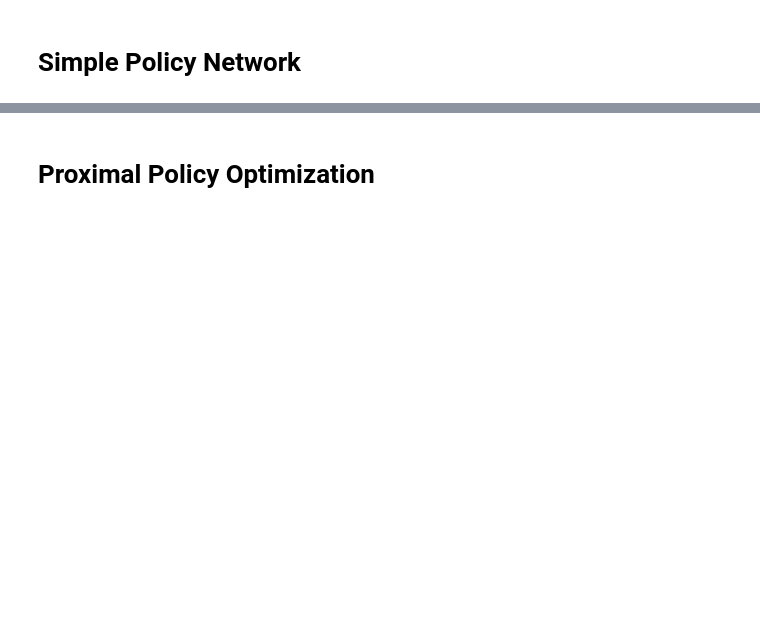
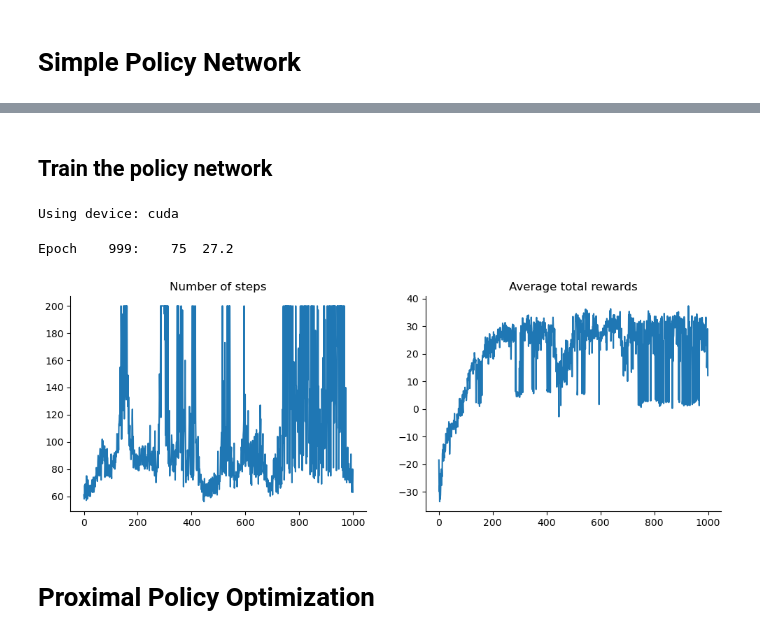
Before and after one commit to libertininick/r2seedo, a Jupyter notebook: notebooks/lunar_lander.ipynb, the cells around one changed output, grey strips where cells are left out. Drawn from its saved outputs; the diff is of its cells as text; code cells hidden in the pictures; blank space fills up the shorter version.

```diff
--- a/notebooks/lunar_lander.ipynb
+++ b/notebooks/lunar_lander.ipynb
@@ -39,7 +43,7 @@ observation, info = env.reset()
 print("Observation Space Shape", env.observation_space.shape)
 
 # Get a random observation
-obs = env.observation_space.sample()
+observations = env.observation_space.sample()
 obs_fields = [
     "x",
     "y",
@@ -210,0 +348,2 @@ def compute_loss(model: PolicyNet, obs: Tensor, act: Tensor, weights: Tensor) ->
+# %% [markdown]
+## Train the policy network
@@ -211,2 +445,53 @@ def compute_loss(model: PolicyNet, obs: Tensor, act: Tensor, weights: Tensor) ->
+# %%
+# Initialize vectorized environment
+n_envs = 32
+vec_env = make_vec_env("LunarLander-v2", n_envs=n_envs)
+
+# Create a policy network
+device = torch.device("cuda" if torch.cuda.is_available() else "cpu")
+print (f"Using device: {device}")
+model = PolicyNet(
+    obs_dim=vec_env.observation_space.shape[0],
+    act_dim=vec_env.action_space.n,
+    hidden_dim=64
+)
+model.to(device)
+
+# Create an optimizer
+optimizer = Adam(model.parameters(), lr=1e-3)
+# %% [output]
+Using device: cuda
+# %%
+num_steps = []
+avg_total_rewards = []
+n_epochs = 1_000
+timeout_penalty = np.linspace(-50.0, -100.0, n_epochs)
+for epoch in range(1_000):
+    episode_summary = train_for_one_epoch(
+        vec_env, model, optimizer, device, timeout_pentalty=timeout_penalty[epoch]
+    )
+    num_steps.append(episode_summary.num_steps)
+    avg_total_rewards.append(episode_summary.avg_total_reward)
+    print(
+        f"Epoch {epoch:>6}: "
+        f"{np.median(num_steps[-30:]):>5.0f} "
+        f"{np.median(avg_total_rewards[-30:]):>5.1f}",
+        flush=True,
+        end="\r"
+    )
+
+_, axs = plt.subplots(1, 2, figsize=(12, 4))
+axs[0].plot(num_steps)
+axs[0].set_title("Number of steps")
+axs[0].spines["right"].set_visible(False)
+axs[0].spines["top"].set_visible(False)
+
+axs[1].plot(avg_total_rewards)
+axs[1].set_title("Average total rewards")
+axs[1].spines["right"].set_visible(False)
+axs[1].spines["top"].set_visible(False)
+# %% [output]
+Epoch    999:    75  27.2
+[figure, added]
 # %% [markdown]
 #  Proximal Policy Optimization
```
Also changed, not shown: parts of 12 cells of this notebook.
